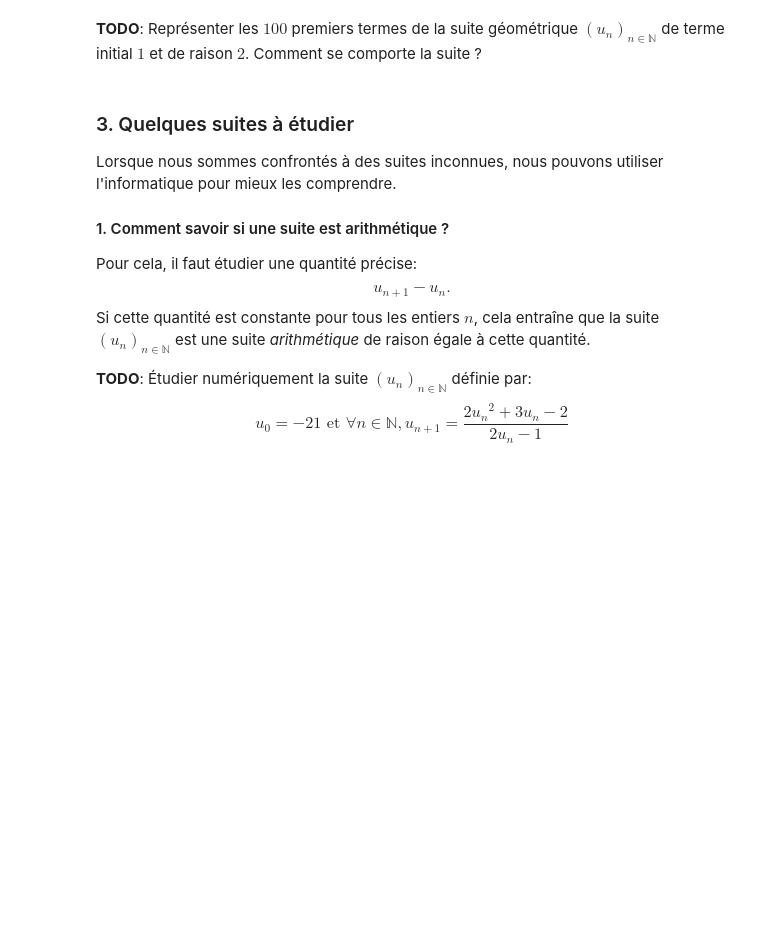
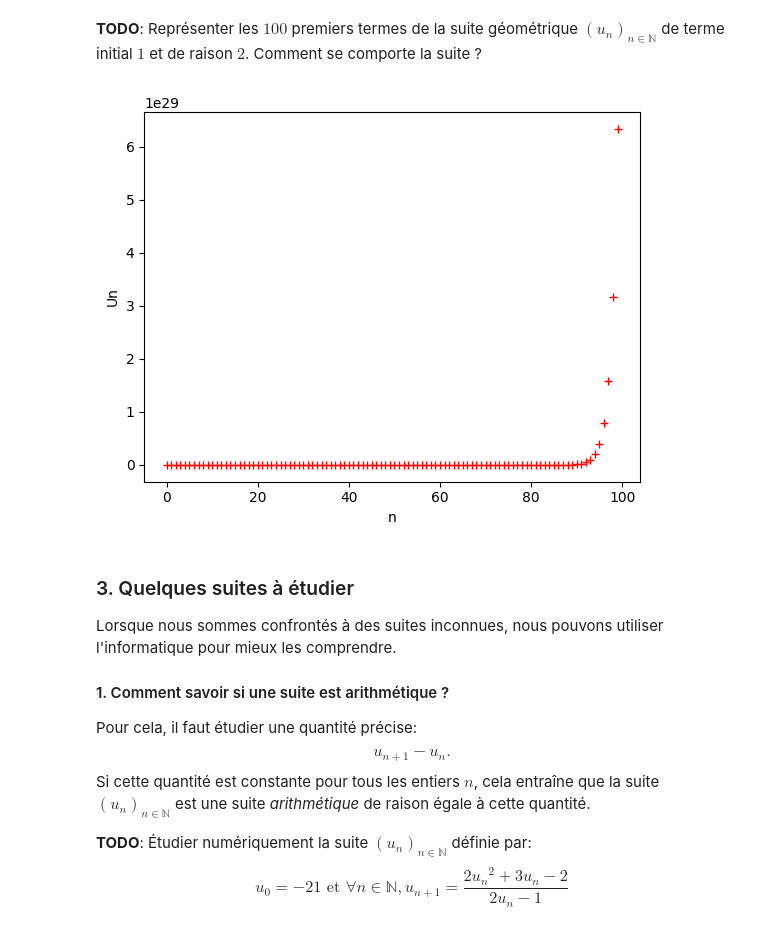
Before and after one commit to mntnathan/BUT1, a Jupyter notebook: R1.07/TP/TP02-Suites_complexite.ipynb, the cells around one changed output. Drawn from its saved outputs; the diff is of its cells as text; code cells hidden in the pictures; blank space fills up the shorter version.

```diff
--- a/R1.07/TP/TP02-Suites_complexite.ipynb
+++ b/R1.07/TP/TP02-Suites_complexite.ipynb
@@ -80,5 +97,18 @@ $$
 # %% [markdown]
 **TODO**: Représenter les $100$ premiers termes de la suite géométrique $(u_n)_{n\in\mathbb{N}}$ de terme initial $1$ et de raison $2$. Comment se comporte la suite ?
+# %%
+def geometrique(u0, r, n):
+    return u0 * r**n
+
+x = [i for i in range(100)]
+y = [geometrique(1, 2, i) for i in range(100)]
+
+plt.xlabel("n")
+plt.ylabel("Un")
+plt.plot(x, y, '+', color="red")
+plt.show()
+# %% [output]
+[figure, added]
 # %% [markdown]
 ### 3. Quelques suites à étudier
 
```
Also changed, not shown: parts of 11 cells of this notebook.
